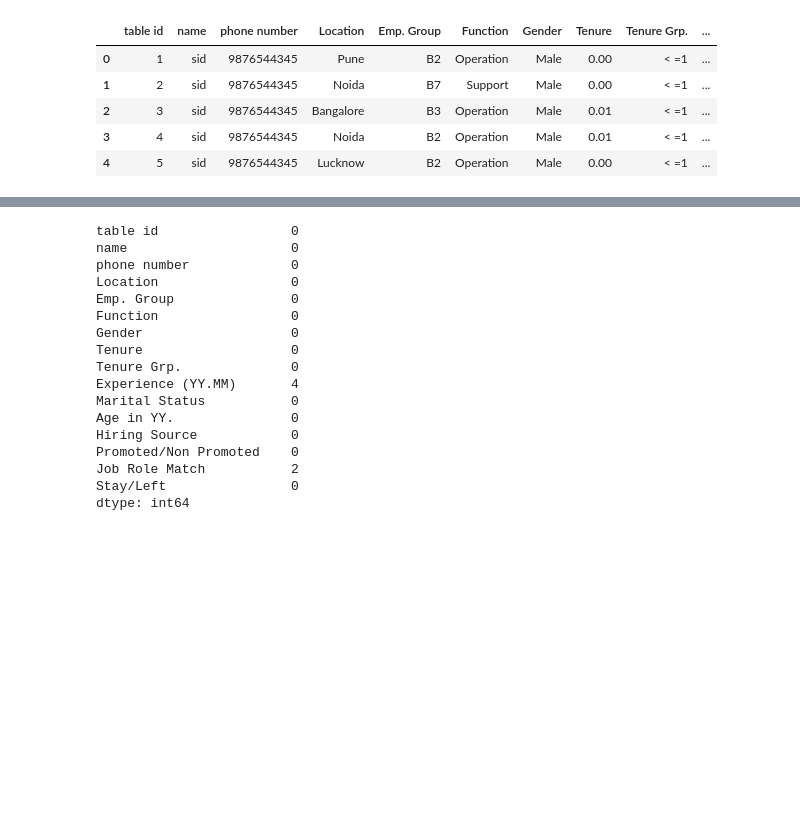
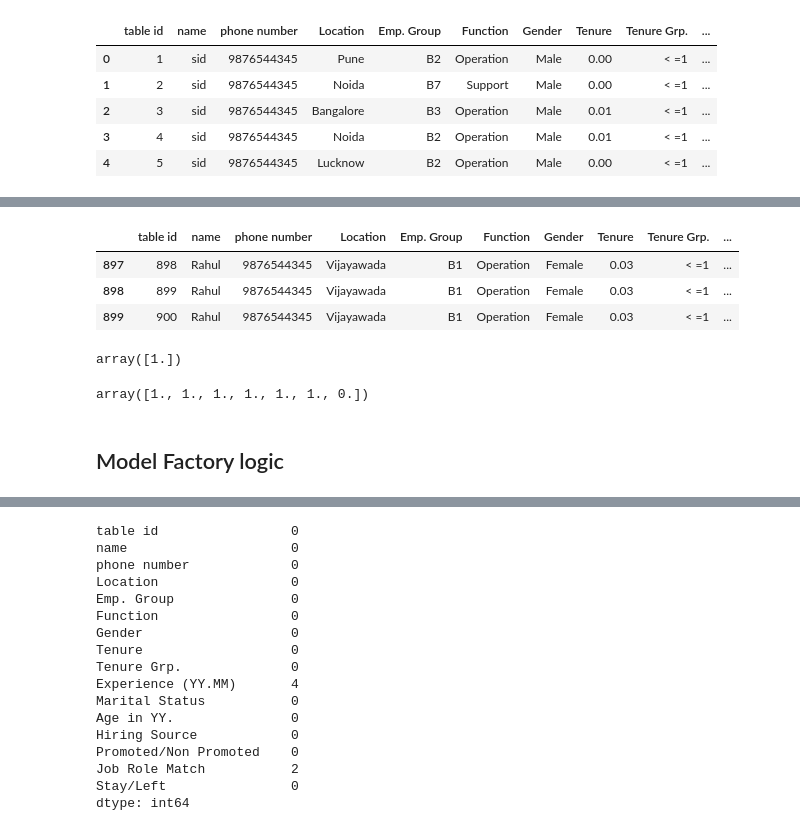
Before and after one commit to umaretiya/AttritionRatePredict, a Jupyter notebook: research/AttritionRate_notebook.ipynb, the cells around one changed output, grey strips where cells are left out. Cells and saved outputs as stored; diff of their text form; code cells hidden in the pictures; blank space fills up the shorter version.

```diff
--- a/research/AttritionRate_notebook.ipynb
+++ b/research/AttritionRate_notebook.ipynb
@@ -39,0 +409,18 @@ df.head()
+# %%
+df.iloc[:,:-1][897:900]
+# %% [output]
+|  | table id | name | phone number | Location | Emp. Group | Function | Gender | Tenure | Tenure Grp. | ... |
+| 897 | 898 | Rahul | 9876544345 | Vijayawada | B1 | Operation | Female | 0.03 | < =1 | ... |
+| 898 | 899 | Rahul | 9876544345 | Vijayawada | B1 | Operation | Female | 0.03 | < =1 | ... |
+| 899 | 900 | Rahul | 9876544345 | Vijayawada | B1 | Operation | Female | 0.03 | < =1 | ... |
+# %%
+userData = preprocessing.transform(df.iloc[:,:-1][1:2])
+clf_dtree.predict(userData)
+# %% [output]
+array([1.])
+# %%
+lgr.predict(preprocessing.transform(df.iloc[:,:-1][895:906]))
+# %% [output]
+array([1., 1., 1., 1., 1., 1., 0.])
+# %% [markdown]
+## Model Factory logic
```
Also changed, not shown: parts of 59 cells of this notebook, 31 other files.
